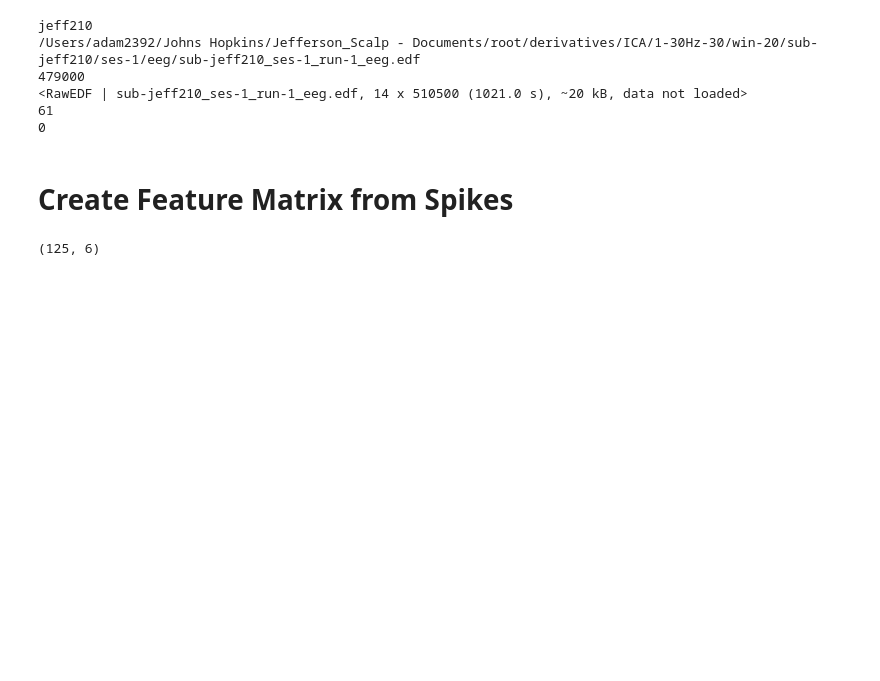
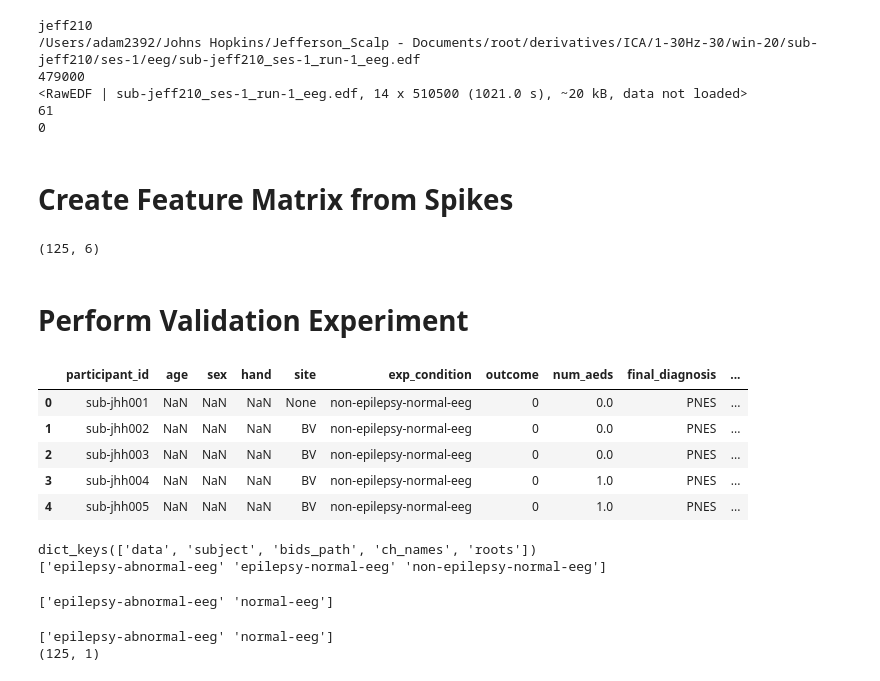
Before and after one commit to ncsl/episcalp, a Jupyter notebook: notebooks/cross_validation/autorejct_and_spike_analysis.ipynb, the cells around one changed output. Saved outputs shown, nothing was run; the diff lists cells and outputs as text; code cells hidden in the pictures; blank space fills up the shorter version.

```diff
--- a/notebooks/cross_validation/autorejct_and_spike_analysis.ipynb
+++ b/notebooks/cross_validation/autorejct_and_spike_analysis.ipynb
@@ -230,0 +237,41 @@ print(spike_features.shape)
+# %% [markdown]
+# Perform Validation Experiment
+# %%
+meta_df = pd.DataFrame()
+for root in [jhroot, jeffroot]:
+    df = pd.read_csv(os.path.join(root, "participants.tsv"), sep="\t")
+    meta_df = pd.concat((meta_df, df), axis=0)
+
+# meta_df = pd.concat(df_list, axis=0)
+
+display(meta_df.head())
+# %% [output]
+|  | participant_id | age | sex | hand | site | exp_condition | outcome | num_aeds | final_diagnosis | ... |
+| 0 | sub-jhh001 | NaN | NaN | NaN | None | non-epilepsy-normal-eeg | 0 | 0.0 | PNES | ... |
+| 1 | sub-jhh002 | NaN | NaN | NaN | BV | non-epilepsy-normal-eeg | 0 | 0.0 | PNES | ... |
+| 2 | sub-jhh003 | NaN | NaN | NaN | BV | non-epilepsy-normal-eeg | 0 | 0.0 | PNES | ... |
+| 3 | sub-jhh004 | NaN | NaN | NaN | BV | non-epilepsy-normal-eeg | 0 | 1.0 | PNES | ... |
+| 4 | sub-jhh005 | NaN | NaN | NaN | BV | non-epilepsy-normal-eeg | 0 | 1.0 | PNES | ... |
+# %%
+print(dataset.keys())
+# get the y-labels
+subjects = np.array(dataset["subject"])
+roots = dataset["roots"]
+
+exp_conditions = []
+for subject, root in zip(subjects, roots):
+    subj_df = meta_df[meta_df["participant_id"] == f"sub-{subject}"]
+    exp_condition = subj_df["exp_condition"].values[0]
+    exp_conditions.append(exp_condition)
+print(np.unique(exp_conditions))
+# %% [output]
+dict_keys(['data', 'subject', 'bids_path', 'ch_names', 'roots'])
+['epilepsy-abnormal-eeg' 'epilepsy-normal-eeg' 'non-epilepsy-normal-eeg']
+# %%
+exp_conditions = np.array(exp_conditions)
+normal_idx = [idx for idx, cond in enumerate(exp_conditions) if "-normal-" in cond]
+# exp_conditions[
+exp_conditions[normal_idx] = "normal-eeg"
+print(np.unique(exp_conditions))
+# %% [output]
+['epilepsy-abnormal-eeg' 'normal-eeg']
@@ -230,0 +281,8 @@ print(spike_features.shape)
+# %%
+y = y_enc.fit_transform(exp_conditions)
+y_classes = y_enc.classes_
+print(y_enc.classes_)
+print(y.shape)
+# %% [output]
+['epilepsy-abnormal-eeg' 'normal-eeg']
+(125, 1)
```
Also changed, not shown: parts of 23 cells of this notebook, 2 other files.
